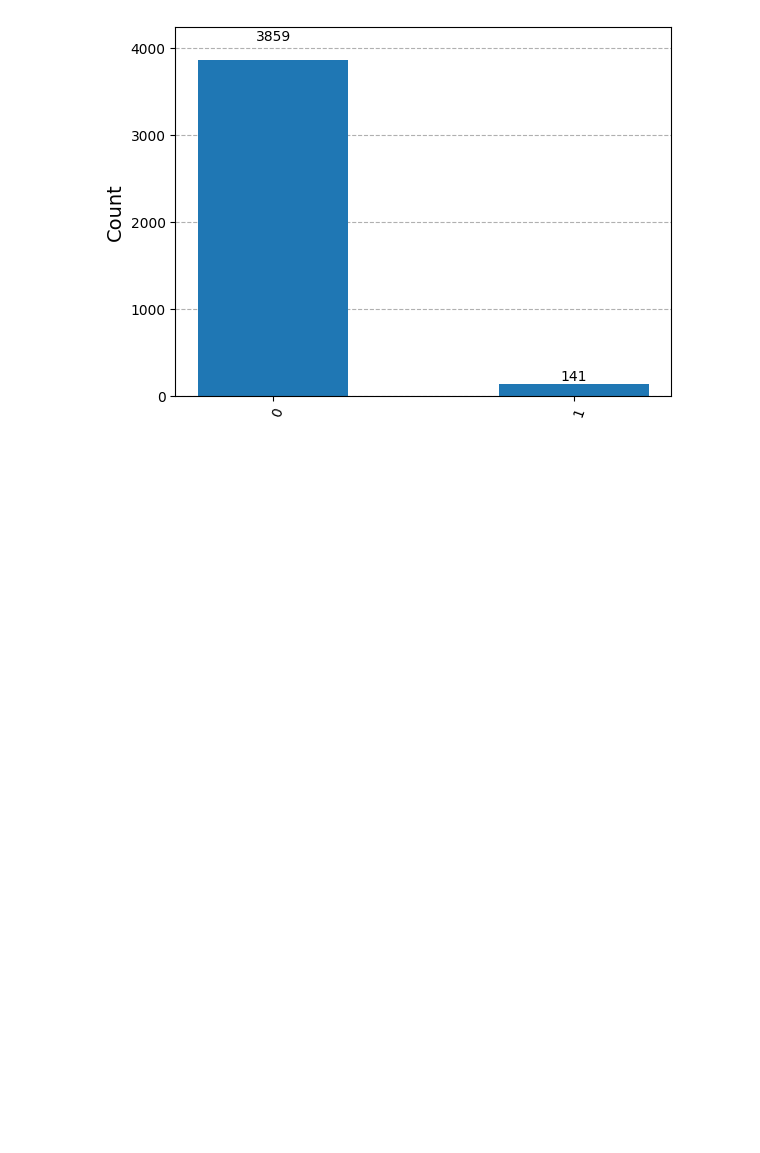
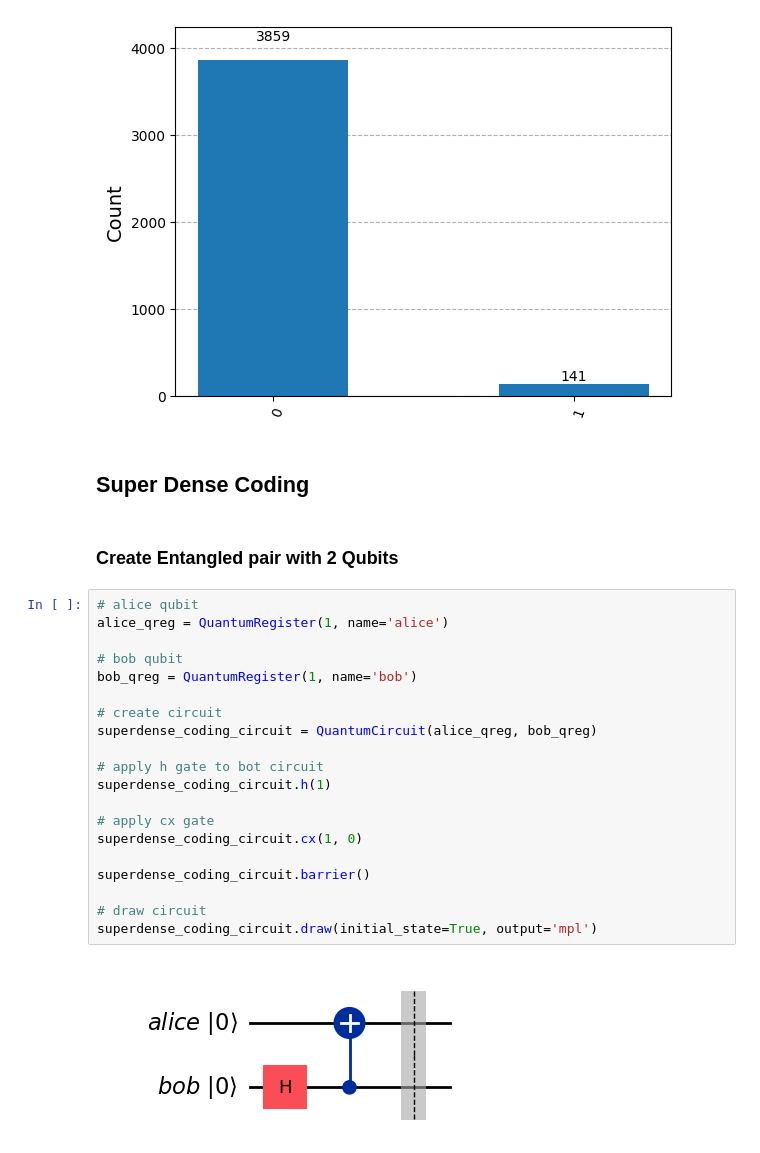
Before and after one commit to LTJ508/Quantum_Computing, a Jupyter notebook: Qiskit Practice/Qiskit_Practice_Lecture_12.ipynb, the cells around one changed output. Cells and saved outputs as stored; diff of their text form; blank space fills up the shorter version.

Commit message:
Practiced Super Dense Code and run on Real Device

```diff
--- a/Qiskit Practice/Qiskit_Practice_Lecture_12.ipynb
+++ b/Qiskit Practice/Qiskit_Practice_Lecture_12.ipynb
@@ -494,3 +494,29 @@ counts = result.get_counts()
 plot_histogram(counts)
 # %% [output]
 [figure]
+# %% [markdown]
+## Super Dense Coding
+# %% [markdown]
+### Create Entangled pair with 2 Qubits
+# %%
+# alice qubit
+alice_qreg = QuantumRegister(1, name='alice')
+
+# bob qubit
+bob_qreg = QuantumRegister(1, name='bob')
+
+# create circuit
+superdense_coding_circuit = QuantumCircuit(alice_qreg, bob_qreg)
+
+# apply h gate to bot circuit
+superdense_coding_circuit.h(1)
+
+# apply cx gate
+superdense_coding_circuit.cx(1, 0)
+
+superdense_coding_circuit.barrier()
+
+# draw circuit
+superdense_coding_circuit.draw(initial_state=True, output='mpl')
+# %% [output]
+[figure, added]
```
Also changed, not shown: parts of 20 cells of this notebook.
